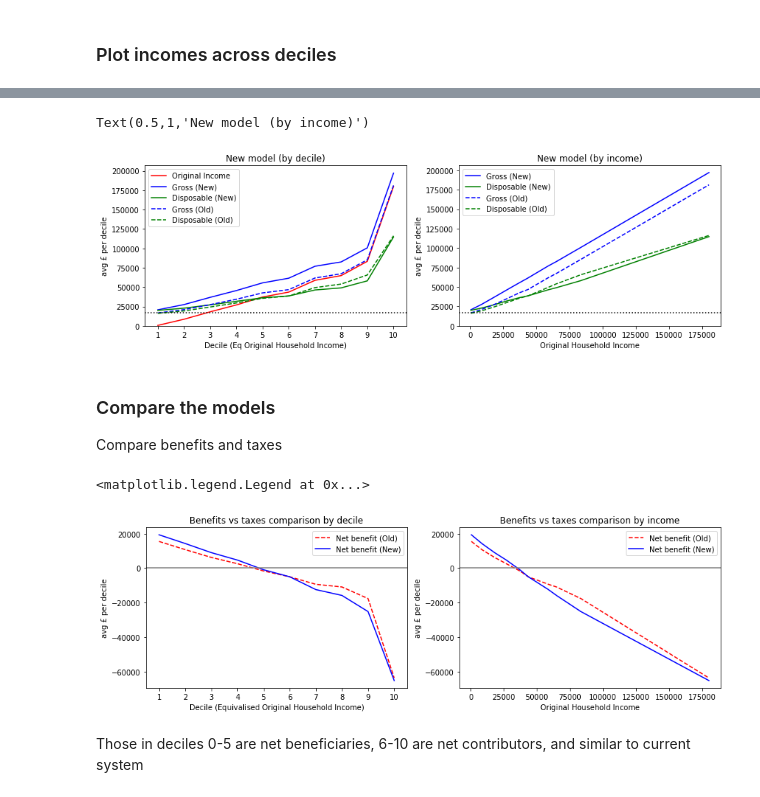
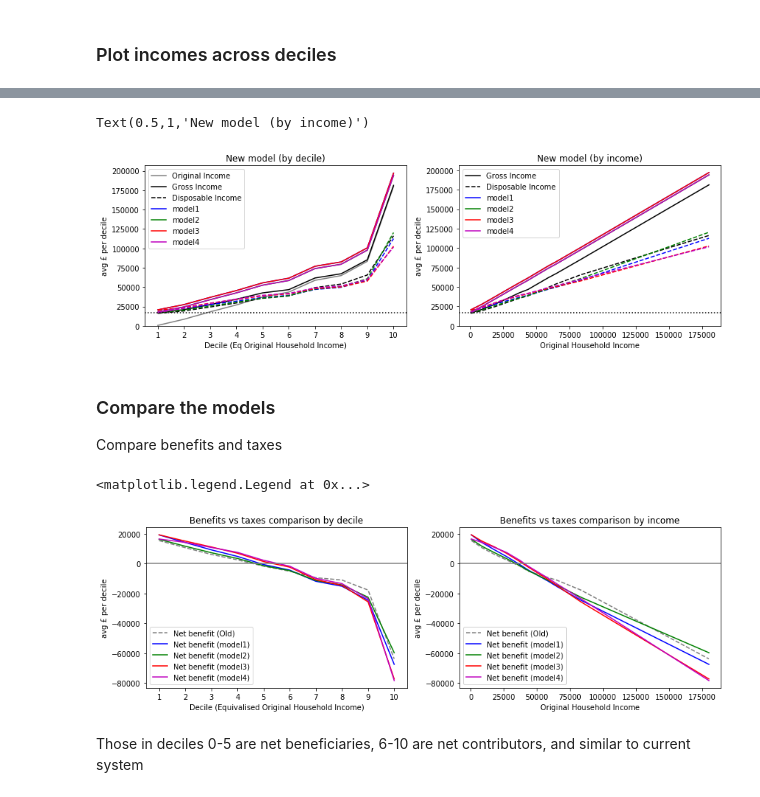
Before and after one commit to chrisnorth/ubi-pred, a Jupyter notebook: ubi-pred.ipynb, the cells around one changed output, grey strips where cells are left out. Drawn from its saved outputs; the diff is of its cells as text; code cells hidden in the pictures.

Commit message:
added more models

```diff
--- a/ubi-pred.ipynb
+++ b/ubi-pred.ipynb
@@ -1091,11 +1196,13 @@ Net National Income: £174bn [change £4bn]
 # %%
 plot.figure(figsize=(14,4))
 plot.subplot(1,2,1)
-plot.plot(decile,origIncome,'r-',label='Original Income')
-plot.plot(decile,grossNew,'b-',label='Gross (New)')
-plot.plot(decile,dispNew,'g-',label='Disposable (New)')
-plot.plot(decile,grossIncome,'b--',label='Gross (Old)')
-plot.plot(decile,dispIncome,'g--',label='Disposable (Old)')
+plot.plot(decile,origIncome,ls='-',c='gray',label='Original Income')
+plot.plot(decile,grossIncome,'k-',label='Gross Income')
+plot.plot(decile,dispIncome,'k--',label='Disposable Income')
+for mod in ubiModels:
+    m=ubiModels[mod]
+    plot.plot(decile,m['grossNew'],ls='-',color=m['color'],label=mod)
+    plot.plot(decile,m['dispNew'],ls='--',color=m['color'])
 plot.legend()
 plot.xlim(0.5,10.5)
 plot.xticks(np.arange(1,11))
@@ -1106,10 +1213,12 @@ plot.axhline(uniBen,c='k',ls=':')
 plot.title('New model (by decile)')
 
 plot.subplot(1,2,2)
-plot.plot(origIncome,grossNew,'b-',label='Gross (New)')
-plot.plot(origIncome,dispNew,'g-',label='Disposable (New)')
-plot.plot(origIncome,grossIncome,'b--',label='Gross (Old)')
-plot.plot(origIncome,dispIncome,'g--',label='Disposable (Old)')
+plot.plot(origIncome,grossIncome,'k-',label='Gross Income')
+plot.plot(origIncome,dispIncome,'k--',label='Disposable Income')
+for mod in ubiModels:
+    m=ubiModels[mod]
+    plot.plot(origIncome,m['grossNew'],ls='-',color=m['color'],label=mod)
+    plot.plot(origIncome,m['dispNew'],ls='--',color=m['color'])
 plot.legend()
 plot.xlabel('Original Household Income')
 plot.ylabel('avg £ per decile')
@@ -1118,34 +1227,38 @@ plot.axhline(uniBen,c='k',ls=':')
 plot.title('New model (by income)')
 # %% [output]
 Text(0.5,1,'New model (by income)')
-[figure, old version]
+[figure, new version]
 # %% [markdown]
 ### Compare the models
 Compare benefits and taxes
 # %%
 plot.figure(figsize=(14,4))
 plot.subplot(1,2,1)
 plot.title('Benefits vs taxes comparison by decile')
-plot.plot(decile,dirBen-dirTax,'r--',label='Net benefit (Old)')
-plot.plot(decile,dirBenNew-taxPaidNew,'b-',label='Net benefit (New)')
+plot.plot(decile,dirBen-dirTax,ls='--',c='gray',label='Net benefit (Old)')
+for mod in ubiModels:
+    m=ubiModels[mod]
+    plot.plot(decile,m['dirBenNew']-m['taxPaidNew'],c=m['color'],label='Net benefit ({})'.format(mod))
 plot.xlim(0.5,10.5)
 plot.xticks(np.arange(1,11))
 plot.xlabel(decLab)
 plot.ylabel('avg £ per decile')
 plot.axhline(0,c='gray')
 plot.legend()
 
 plot.subplot(1,2,2)
 plot.title('Benefits vs taxes comparison by income')
-plot.plot(origIncome,dirBen-dirTax,'r--',label='Net benefit (Old)')
-plot.plot(origIncome,dirBenNew-taxPaidNew,'b-',label='Net benefit (New)')
+plot.plot(origIncome,dirBen-dirTax,ls='--',c='gray',label='Net benefit (Old)')
+for mod in ubiModels:
+    m=ubiModels[mod]
+    plot.plot(origIncome,m['dirBenNew']-m['taxPaidNew'],c=m['color'],label='Net benefit ({})'.format(mod))
 plot.xlabel('Original Household Income')
 plot.ylabel('avg £ per decile')
 plot.axhline(0,c='gray')
 plot.legend()
 # %% [output]
 <matplotlib.legend.Legend at 0x...>
-[figure, old version]
+[figure, new version]
 # %% [markdown]
 Those in deciles 0-5 are net beneficiaries, 6-10 are net contributors, and similar to current system
 # %% [markdown]
```
Also changed, not shown: parts of 30 cells of this notebook, 2 other files.
